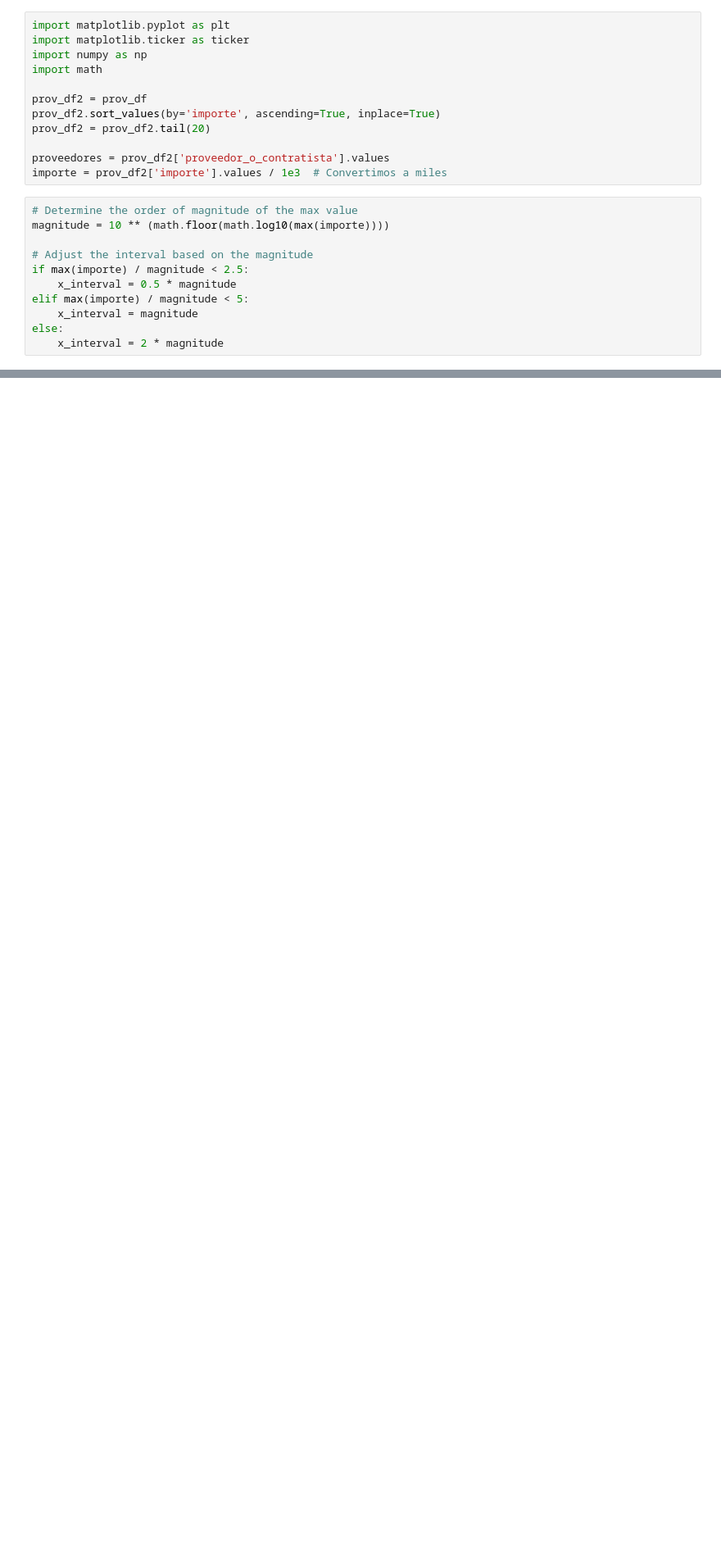
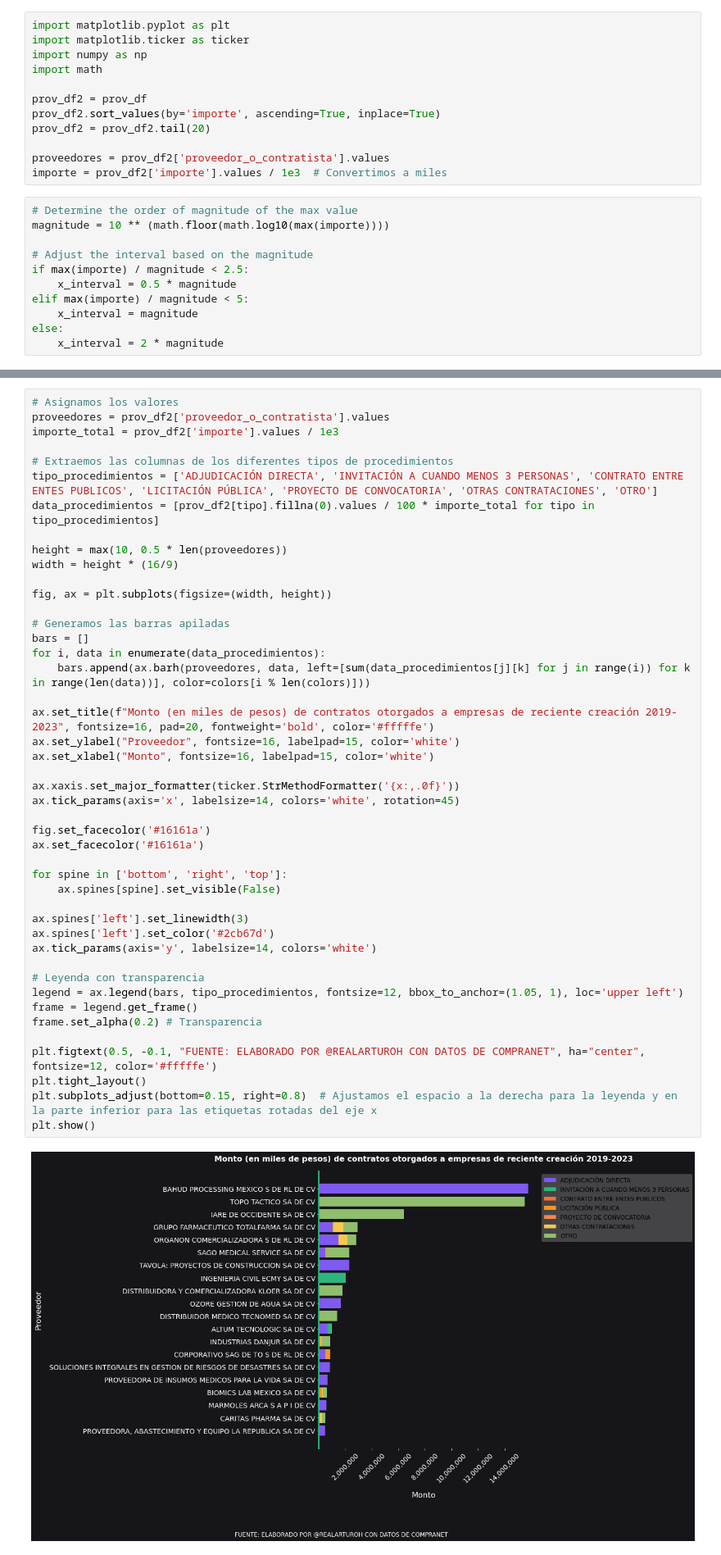
Before and after one commit to artiherrera/analisis_compranet, a Jupyter notebook: notebooks/2.0-buscador_consolidado.ipynb, the cells around one changed output, grey strips where cells are left out. Shown at 82% size. Drawn from its saved outputs; the diff is of its cells as text; blank space fills up the shorter version.

Commit message:
Se añadió seccion de proveedores sospechosos

```diff
--- a/notebooks/2.0-buscador_consolidado.ipynb
+++ b/notebooks/2.0-buscador_consolidado.ipynb
@@ -435,0 +449,47 @@ plt.show()
+# %%
+# Asignamos los valores
+proveedores = prov_df2['proveedor_o_contratista'].values
+importe_total = prov_df2['importe'].values / 1e3
+
+# Extraemos las columnas de los diferentes tipos de procedimientos
+tipo_procedimientos = ['ADJUDICACIÓN DIRECTA', 'INVITACIÓN A CUANDO MENOS 3 PERSONAS', 'CONTRATO ENTRE ENTES PUBLICOS', 'LICITACIÓN PÚBLICA', 'PROYECTO DE CONVOCATORIA', 'OTRAS CONTRATACIONES', 'OTRO']
+data_procedimientos = [prov_df2[tipo].fillna(0).values / 100 * importe_total for tipo in tipo_procedimientos]
+
+height = max(10, 0.5 * len(proveedores))
+width = height * (16/9)
+
+fig, ax = plt.subplots(figsize=(width, height))
+
+# Generamos las barras apiladas
+bars = []
+for i, data in enumerate(data_procedimientos):
+    bars.append(ax.barh(proveedores, data, left=[sum(data_procedimientos[j][k] for j in range(i)) for k in range(len(data))], color=colors[i % len(colors)]))
+
+ax.set_title(f"Monto (en miles de pesos) de contratos otorgados a empresas de reciente creación 2019-2023", fontsize=16, pad=20, fontweight='bold', color='#fffffe')
+ax.set_ylabel("Proveedor", fontsize=16, labelpad=15, color='white')
+ax.set_xlabel("Monto", fontsize=16, labelpad=15, color='white')
+
+ax.xaxis.set_major_formatter(ticker.StrMethodFormatter('{x:,.0f}'))
+ax.tick_params(axis='x', labelsize=14, colors='white', rotation=45)
+
+fig.set_facecolor('#16161a')
+ax.set_facecolor('#16161a')
+
+for spine in ['bottom', 'right', 'top']:
+    ax.spines[spine].set_visible(False)
+
+ax.spines['left'].set_linewidth(3)
+ax.spines['left'].set_color('#2cb67d')
+ax.tick_params(axis='y', labelsize=14, colors='white')
+
+# Leyenda con transparencia
+legend = ax.legend(bars, tipo_procedimientos, fontsize=12, bbox_to_anchor=(1.05, 1), loc='upper left')
+frame = legend.get_frame()
+frame.set_alpha(0.2) # Transparencia
+
+plt.figtext(0.5, -0.1, "FUENTE: ELABORADO POR @REALARTUROH CON DATOS DE COMPRANET", ha="center", fontsize=12, color='#fffffe')
+plt.tight_layout()
+plt.subplots_adjust(bottom=0.15, right=0.8)  # Ajustamos el espacio a la derecha para la leyenda y en la parte inferior para las etiquetas rotadas del eje x
+plt.show()
+# %% [output]
+[figure, added]
```
Also changed, not shown: parts of 7 cells of this notebook.
